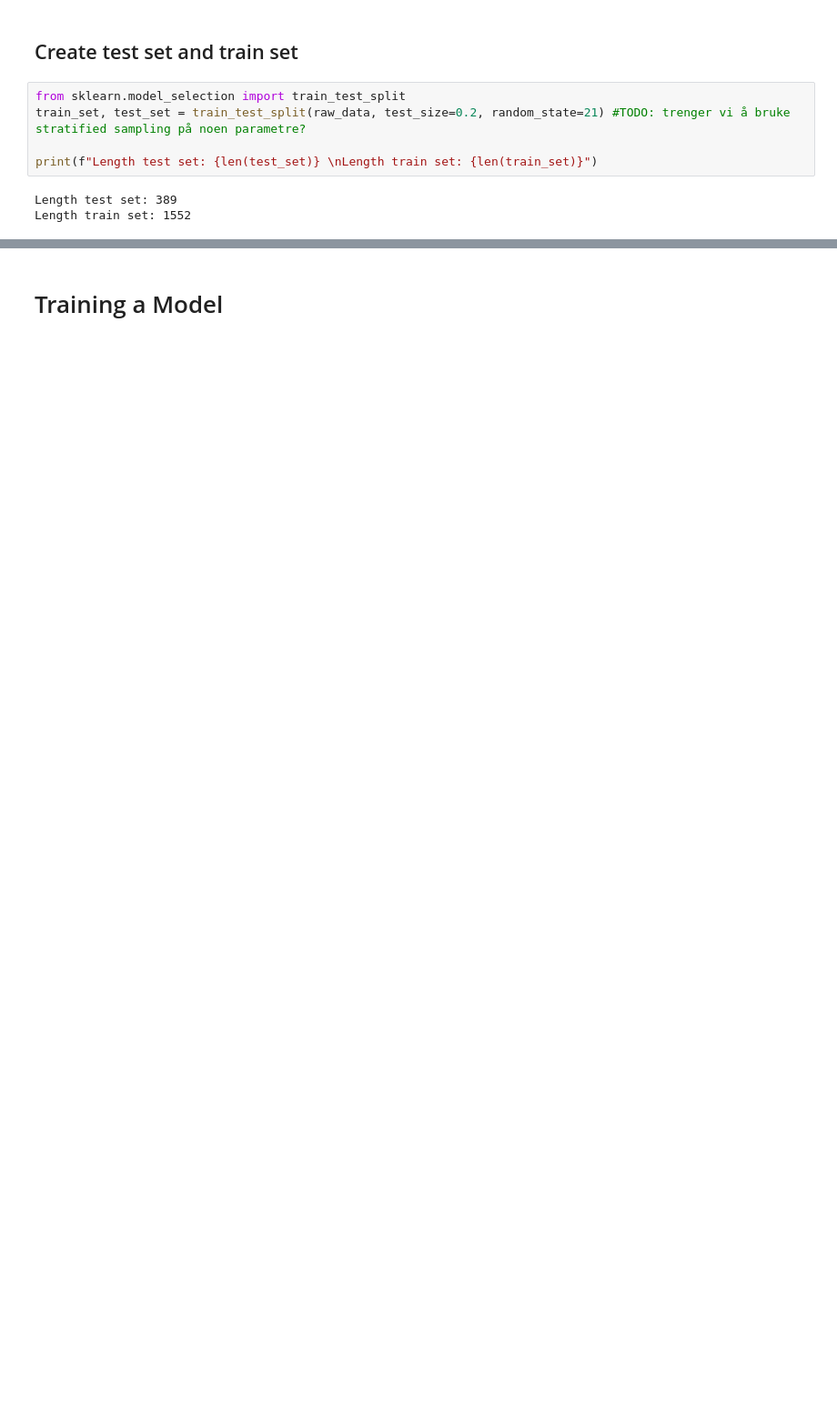
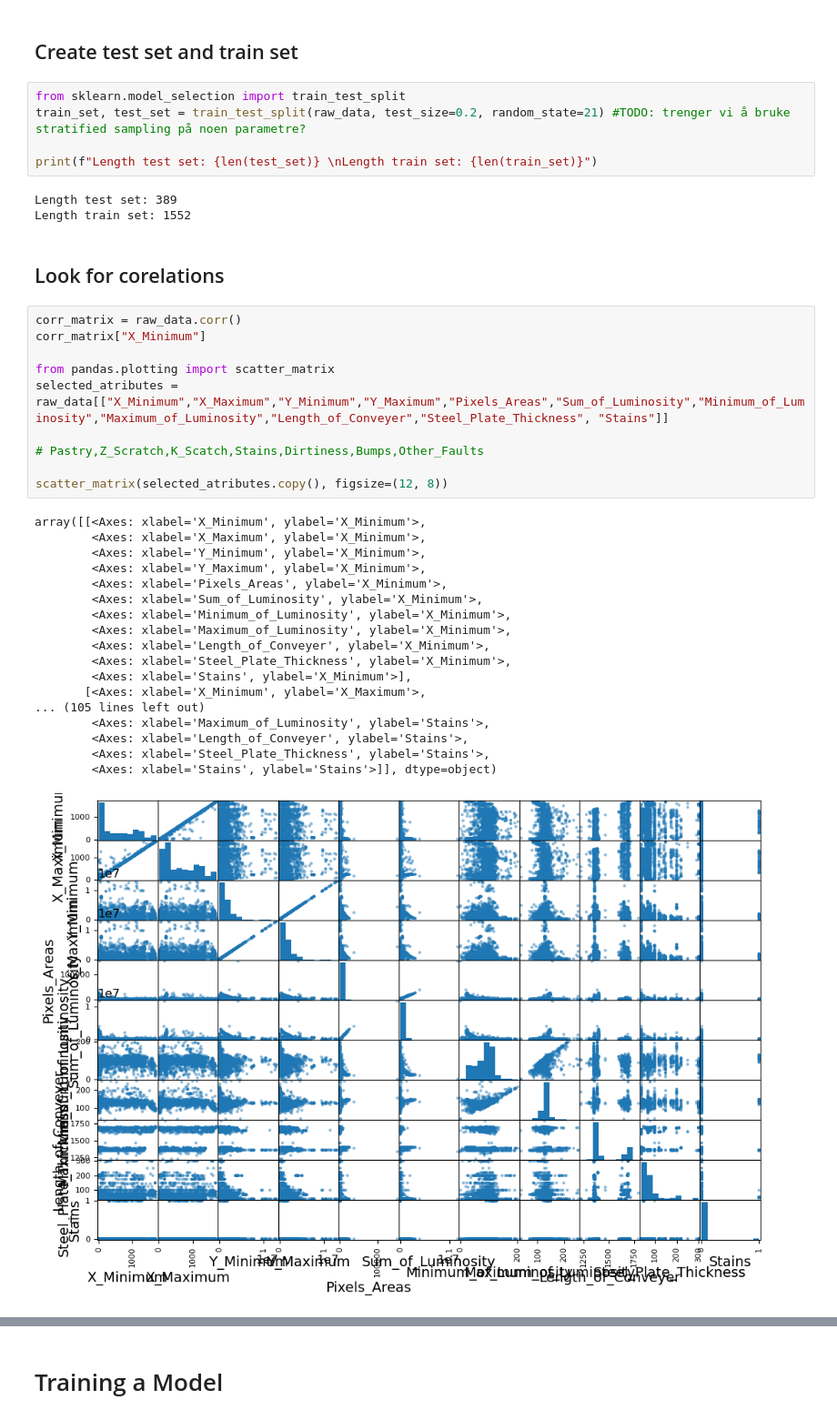
Before and after one commit to Hakonimatata/MachineLearning, a Jupyter notebook: Assignment_1/A1.ipynb, the cells around one changed output, grey strips where cells are left out. Shown at 91% size. Cells and saved outputs as stored; diff of their text form; blank space fills up the shorter version.

```diff
--- a/Assignment_1/A1.ipynb
+++ b/Assignment_1/A1.ipynb
@@ -117,5 +139,36 @@ print(f"Length test set: {len(test_set)} \nLength train set: {len(train_set)}")
 # %% [output]
 Length test set: 389
 Length train set: 1552
+# %% [markdown]
+## Look for corelations
+# %%
+corr_matrix = raw_data.corr()
+corr_matrix["X_Minimum"]
+
+from pandas.plotting import scatter_matrix
+selected_atributes = raw_data[["X_Minimum","X_Maximum","Y_Minimum","Y_Maximum","Pixels_Areas","Sum_of_Luminosity","Minimum_of_Luminosity","Maximum_of_Luminosity","Length_of_Conveyer","Steel_Plate_Thickness", "Stains"]]
+
+# Pastry,Z_Scratch,K_Scatch,Stains,Dirtiness,Bumps,Other_Faults
+
+scatter_matrix(selected_atributes.copy(), figsize=(12, 8))
+# %% [output]
+array([[<Axes: xlabel='X_Minimum', ylabel='X_Minimum'>,
+        <Axes: xlabel='X_Maximum', ylabel='X_Minimum'>,
+        <Axes: xlabel='Y_Minimum', ylabel='X_Minimum'>,
+        <Axes: xlabel='Y_Maximum', ylabel='X_Minimum'>,
+        <Axes: xlabel='Pixels_Areas', ylabel='X_Minimum'>,
+        <Axes: xlabel='Sum_of_Luminosity', ylabel='X_Minimum'>,
+        <Axes: xlabel='Minimum_of_Luminosity', ylabel='X_Minimum'>,
+        <Axes: xlabel='Maximum_of_Luminosity', ylabel='X_Minimum'>,
+        <Axes: xlabel='Length_of_Conveyer', ylabel='X_Minimum'>,
+        <Axes: xlabel='Steel_Plate_Thickness', ylabel='X_Minimum'>,
+        <Axes: xlabel='Stains', ylabel='X_Minimum'>],
+       [<Axes: xlabel='X_Minimum', ylabel='X_Maximum'>,
+... (105 lines left out)
+        <Axes: xlabel='Maximum_of_Luminosity', ylabel='Stains'>,
+        <Axes: xlabel='Length_of_Conveyer', ylabel='Stains'>,
+        <Axes: xlabel='Steel_Plate_Thickness', ylabel='Stains'>,
+        <Axes: xlabel='Stains', ylabel='Stains'>]], dtype=object)
+[figure, added]
 # %% [markdown]
 ## Preparing The Data For Training
```
Also changed, not shown: parts of 9 cells of this notebook, 1 other file.
